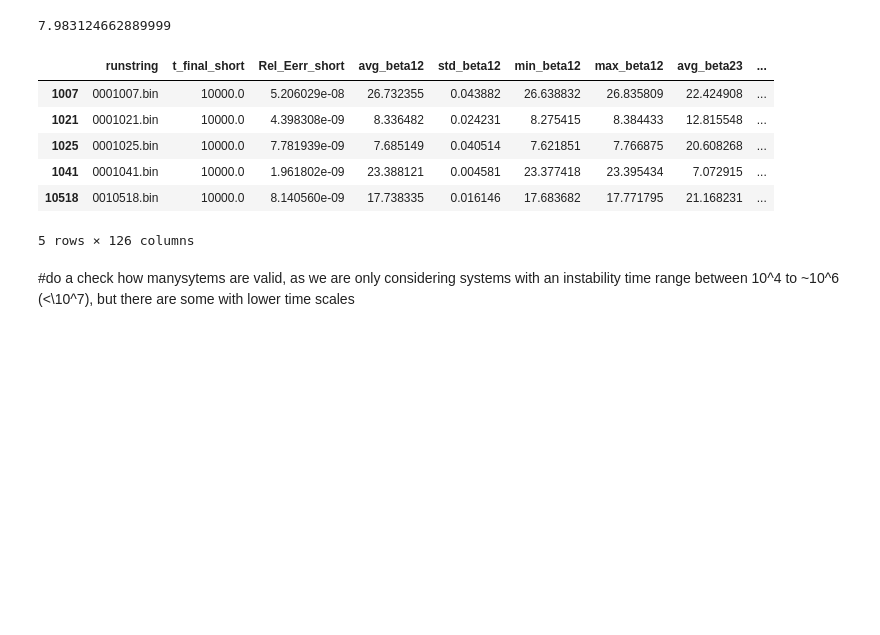
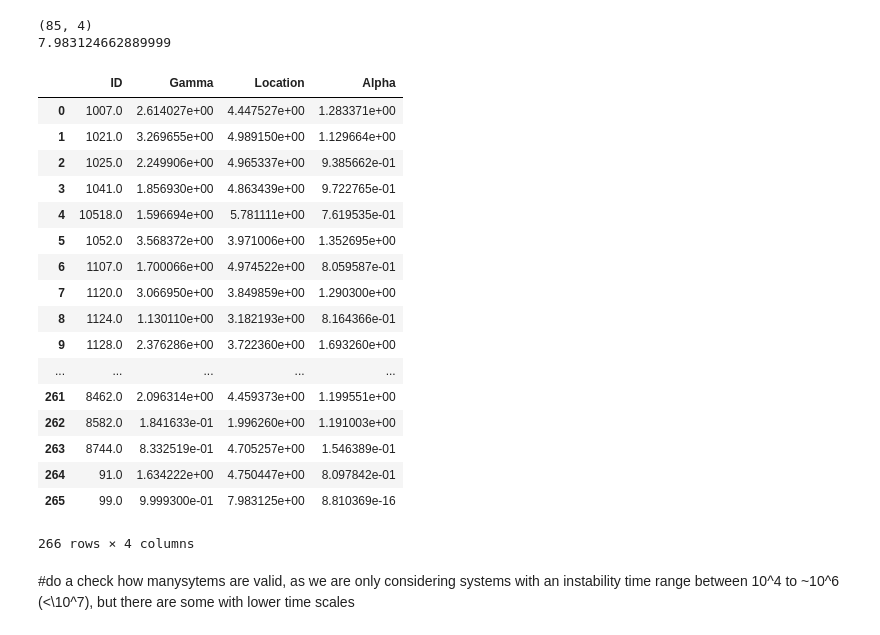
Before and after one commit to dtamayo/MLstability, a Jupyter notebook: Analysis/MCMC_Analysis/ConvolutedConvolutions.ipynb, the cells around one changed output. Saved outputs shown, nothing was run; the diff lists cells and outputs as text; code cells hidden in the pictures; blank space fills up the shorter version.

```diff
--- a/Analysis/MCMC_Analysis/ConvolutedConvolutions.ipynb
+++ b/Analysis/MCMC_Analysis/ConvolutedConvolutions.ipynb
@@ -12,26 +12,38 @@ from scipy.optimize import curve_fit
 # %%
 #load the parameters, and their short int feats?
 parameters = pd.read_csv("../../Figures/MCMCFigures/Weibull_Parameters_266.csv", index_col =0 )
 #parameters.head(5)
-parameters[parameters["Gamma"]<1][:10]
+print parameters[parameters["Location"]<4].shape
 print parameters["Location"].max()
+parameters
 # %% [output]
+(85, 4)
 7.983124662889999
+|  | ID | Gamma | Location | Alpha |
+| 0 | 1007.0 | 2.614027e+00 | 4.447527e+00 | 1.283371e+00 |
+| 1 | 1021.0 | 3.269655e+00 | 4.989150e+00 | 1.129664e+00 |
+| 2 | 1025.0 | 2.249906e+00 | 4.965337e+00 | 9.385662e-01 |
+| 3 | 1041.0 | 1.856930e+00 | 4.863439e+00 | 9.722765e-01 |
+| 4 | 10518.0 | 1.596694e+00 | 5.781111e+00 | 7.619535e-01 |
+| 5 | 1052.0 | 3.568372e+00 | 3.971006e+00 | 1.352695e+00 |
+| 6 | 1107.0 | 1.700066e+00 | 4.974522e+00 | 8.059587e-01 |
+| 7 | 1120.0 | 3.066950e+00 | 3.849859e+00 | 1.290300e+00 |
+| 8 | 1124.0 | 1.130110e+00 | 3.182193e+00 | 8.164366e-01 |
+| 9 | 1128.0 | 2.376286e+00 | 3.722360e+00 | 1.693260e+00 |
+| ... | ... | ... | ... | ... |
+| 261 | 8462.0 | 2.096314e+00 | 4.459373e+00 | 1.199551e+00 |
+| 262 | 8582.0 | 1.841633e-01 | 1.996260e+00 | 1.191003e+00 |
+| 263 | 8744.0 | 8.332519e-01 | 4.705257e+00 | 1.546389e-01 |
+| 264 | 91.0 | 1.634222e+00 | 4.750447e+00 | 8.097842e-01 |
+| 265 | 99.0 | 9.999300e-01 | 7.983125e+00 | 8.810369e-16 |
+266 rows × 4 columns
 # %%
 short_feats = pd.read_csv("../../csvs/BetaFeats/sifOrbsMore=10000.0Nout=100window=10.csv", index_col =0 )
 #short_feats.head()
 # %%
 subsystem = parameters["ID"].values.astype(int)
 sub_short = short_feats.loc[subsystem]
-sub_short.head()
+#sub_short.loc[99]
-# %% [output]
-|  | runstring | t_final_short | Rel_Eerr_short | avg_beta12 | std_beta12 | min_beta12 | max_beta12 | avg_beta23 | ... |
-| 1007 | 0001007.bin | 10000.0 | 5.206029e-08 | 26.732355 | 0.043882 | 26.638832 | 26.835809 | 22.424908 | ... |
-| 1021 | 0001021.bin | 10000.0 | 4.398308e-09 | 8.336482 | 0.024231 | 8.275415 | 8.384433 | 12.815548 | ... |
-| 1025 | 0001025.bin | 10000.0 | 7.781939e-09 | 7.685149 | 0.040514 | 7.621851 | 7.766875 | 20.608268 | ... |
-| 1041 | 0001041.bin | 10000.0 | 1.961802e-09 | 23.388121 | 0.004581 | 23.377418 | 23.395434 | 7.072915 | ... |
-| 10518 | 0010518.bin | 10000.0 | 8.140560e-09 | 17.738335 | 0.016146 | 17.683682 | 17.771795 | 21.168231 | ... |
-5 rows × 126 columns
 # %% [markdown]
 #do a check how manysytems are valid, as we are only considering systems with an instability time range between 10^4 to ~10^6 (<\10^7), but there are some with lower time scales
 # %%
```
Also changed, not shown: parts of 8 cells of this notebook, 4 other files.
